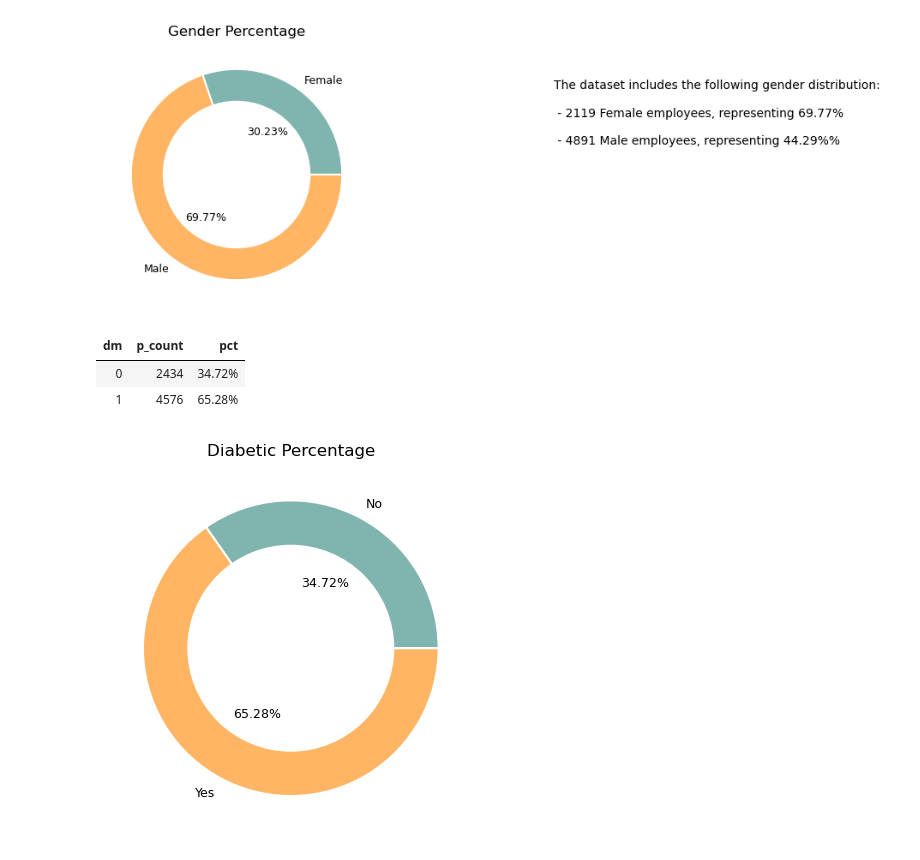
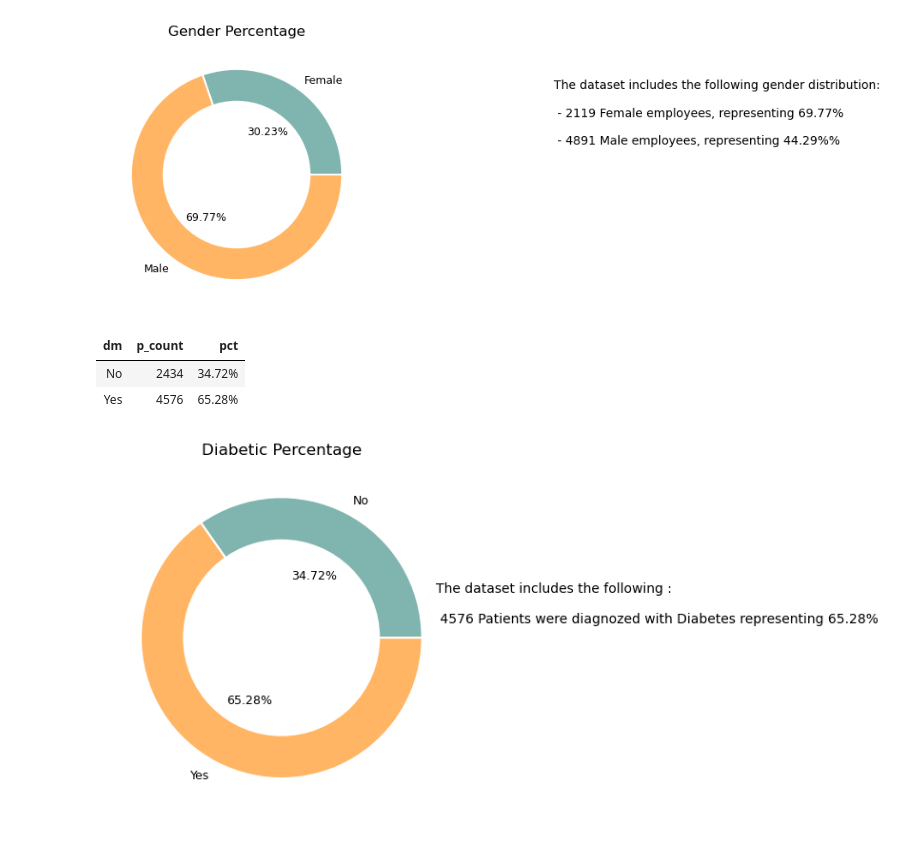
Before and after one commit to hend-a-ghafour/Heart_Attack_Risk_Analysis, a Jupyter notebook: Heart_Attack_Risk_Analysis.ipynb, the cells around one changed output. Cells and saved outputs as stored; diff of their text form; code cells hidden in the pictures.

```diff
--- a/Heart_Attack_Risk_Analysis.ipynb
+++ b/Heart_Attack_Risk_Analysis.ipynb
@@ -627,26 +627,28 @@ plt.text(3,0,text,ha='left',va='bottom',fontsize = 10, weight = 'normal');
 [figure]
 # %%
 dm_ratio = df.groupby('dm').p_id.nunique().reset_index().rename(columns={'p_id':'p_count'})
+dm_ratio['dm']=np.where(dm_ratio['dm']==0,'No','Yes')
 dm_ratio['pct']= dm_ratio['p_count']/dm_ratio['p_count'].sum()
 dm_ratio.style.hide().format({'pct':'{:,.2%}'})
 # %% [output]
 | dm | p_count | pct |
-| 0 | 2434 | 34.72% |
-| 1 | 4576 | 65.28% |
+| No | 2434 | 34.72% |
+| Yes | 4576 | 65.28% |
 # %%
-labels_dm = 'No','Yes'
+labels_dm = dm_ratio['dm'].to_list()
 text = '''
 The dataset includes the following :\n
- 4576 Patients were diagnozed with Diabetes rep\n
+ 4576 Patients were diagnozed with Diabetes representing 65.28%
  '''
 #plt.subplot(figsize=(4,4))
 plt.pie(dm_ratio['p_count'],radius=1,labels= labels_dm,
         colors= ['#80B4ae','#ffb563'],autopct='%1.2f%%',
         labeldistance=1.1,pctdistance=.5,textprops={'fontsize': 9},
         wedgeprops={"linewidth": 1.5, "edgecolor": "white"} )
 cc = plt.Circle((0, 0), 0.70, fc='white')
 fig = plt.gcf()
 fig.gca().add_artist(cc)
-plt.title('Diabetic Percentage');
+plt.title('Diabetic Percentage')
+plt.text(1.1,0,text);
 # %% [output]
-[figure, old version]
+[figure, new version]
```
Also changed, not shown: parts of 4 cells of this notebook.
